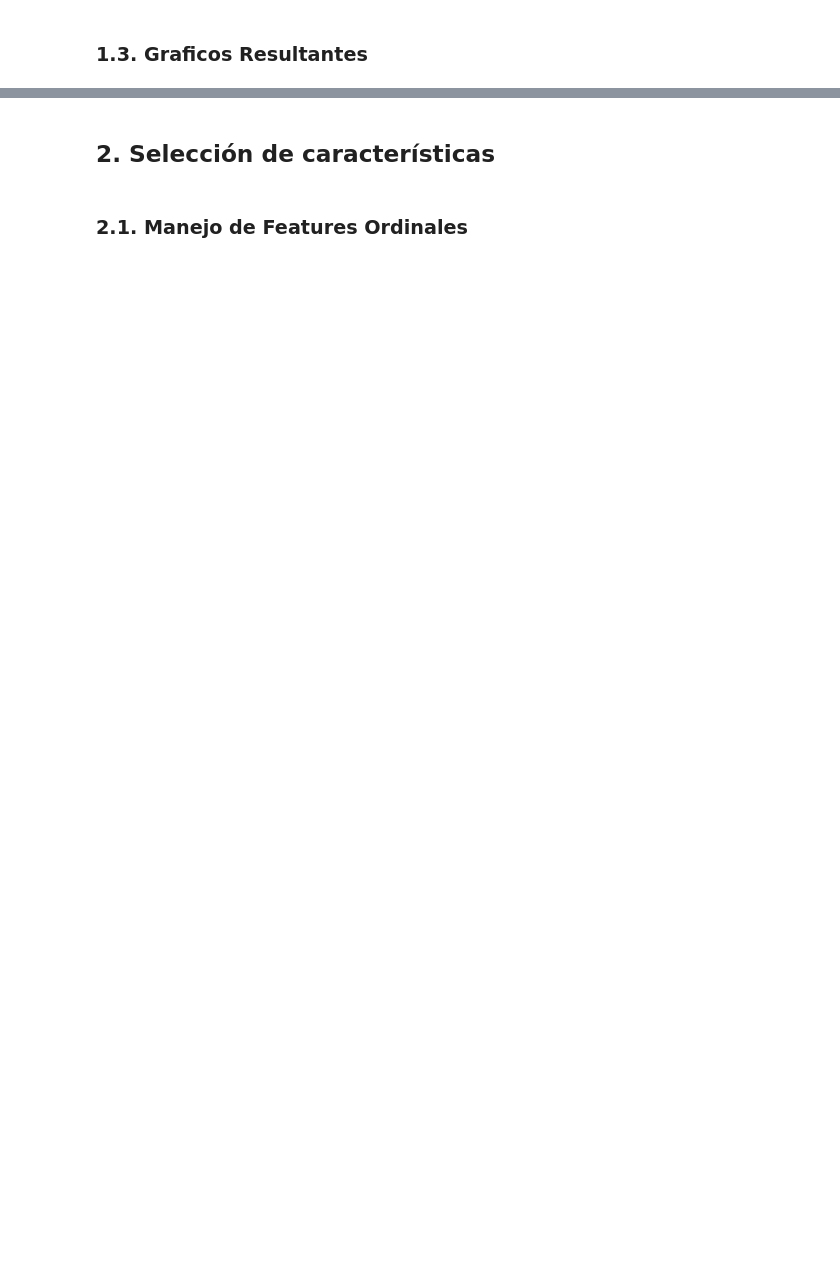
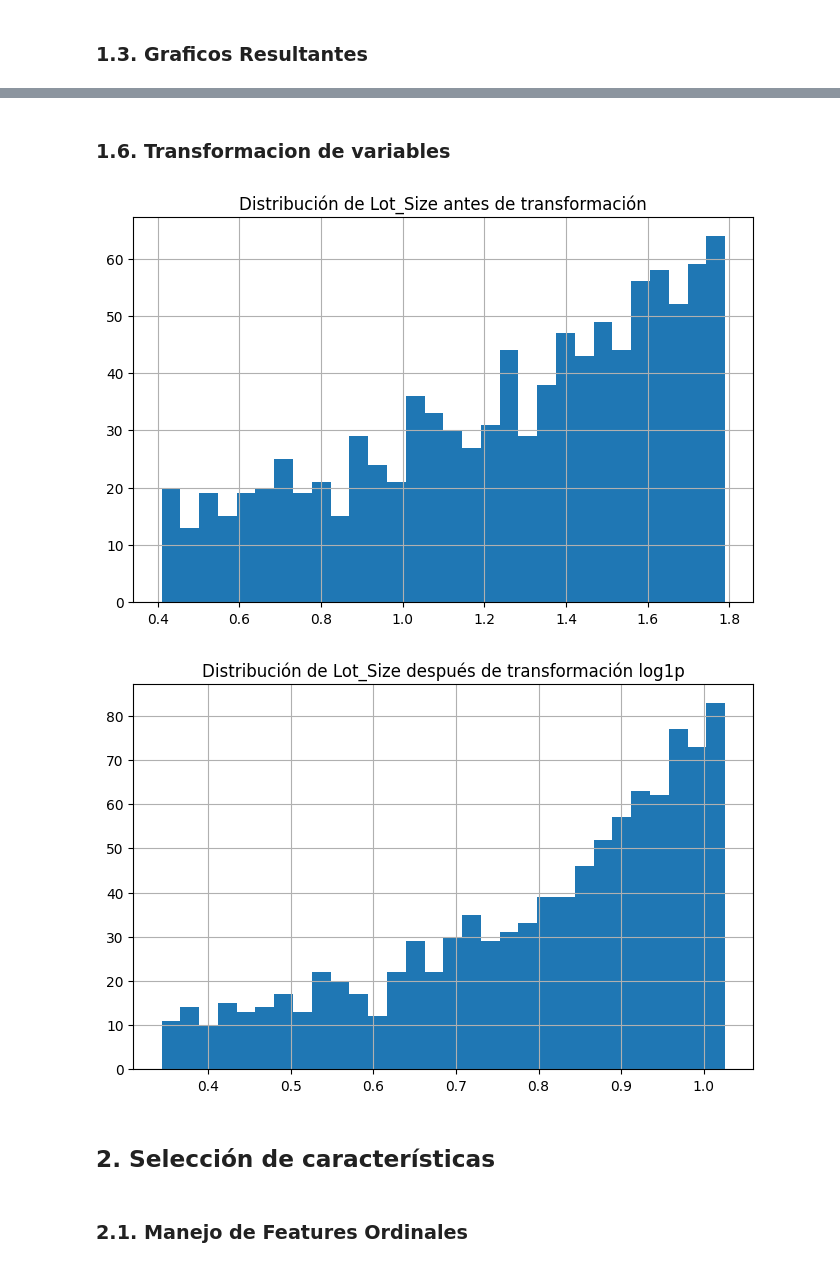
Before and after one commit to XoulEater/Tarea_1_IA, a Jupyter notebook: main.ipynb, the cells around one changed output, grey strips where cells are left out. Drawn from its saved outputs; the diff is of its cells as text; code cells hidden in the pictures; blank space fills up the shorter version.

```diff
--- a/main.ipynb
+++ b/main.ipynb
@@ -27,0 +86,12 @@ ValueError: Unsupported file extension: ''. Supported file extensions are: .csv,
+# %%
+# 1.5 Manejo de Outliers usando IQR
+for column in data.select_dtypes(include=['int64', 'float64']).columns:
+    Q1 = data[column].quantile(0.25)
+    Q3 = data[column].quantile(0.75)
+    IQR = Q3 - Q1
+    lower_bound = Q1 - 1.5 * IQR
+    upper_bound = Q3 + 1.5 * IQR
+    data = data[(data[column] >= lower_bound) & (data[column] <= upper_bound)]
+
+print("\nDataset después de eliminar outliers:")
+print(data.describe())
@@ -28,3 +119,23 @@ ValueError: Unsupported file extension: ''. Supported file extensions are: .csv,
+# %% [markdown]
+### 1.6. Transformacion de variables
+# %%
+# 1.6 Transformación de Variables *Esto es opcional solo si existe sesgo en la distribución de las variables
+# Revisamos la distribución de Lot_Size
+plt.figure(figsize=(8,5))
+data['Lot_Size'].hist(bins=30)
+plt.title('Distribución de Lot_Size antes de transformación')
+plt.show()
+
+# Aplicamos transformación logarítmica si es necesario
+data['Lot_Size'] = np.log1p(data['Lot_Size'])
+
+plt.figure(figsize=(8,5))
+data['Lot_Size'].hist(bins=30)
+plt.title('Distribución de Lot_Size después de transformación log1p')
+plt.show()
+# %% [output]
+[figure, added]
+[figure, added]
 # %% [markdown]
 ## 2. Selección de características
 # %% [markdown]
```
Also changed, not shown: parts of 10 cells of this notebook.
